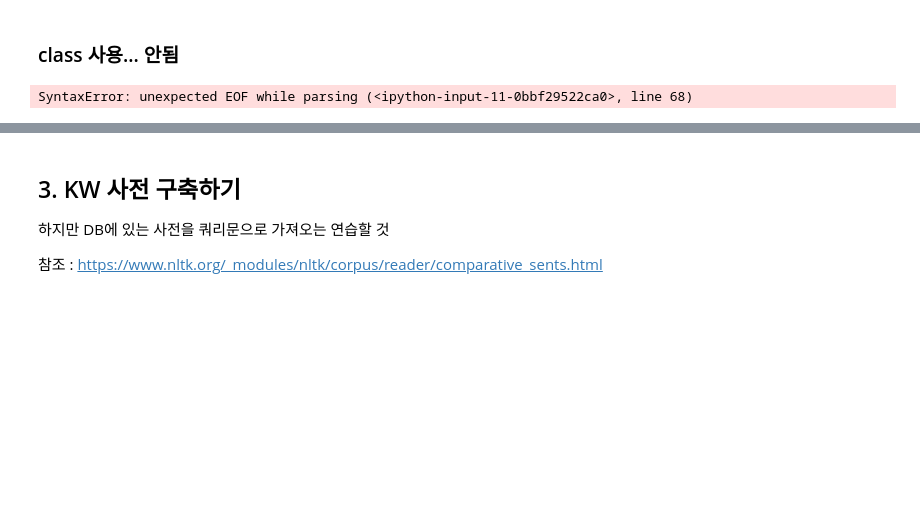
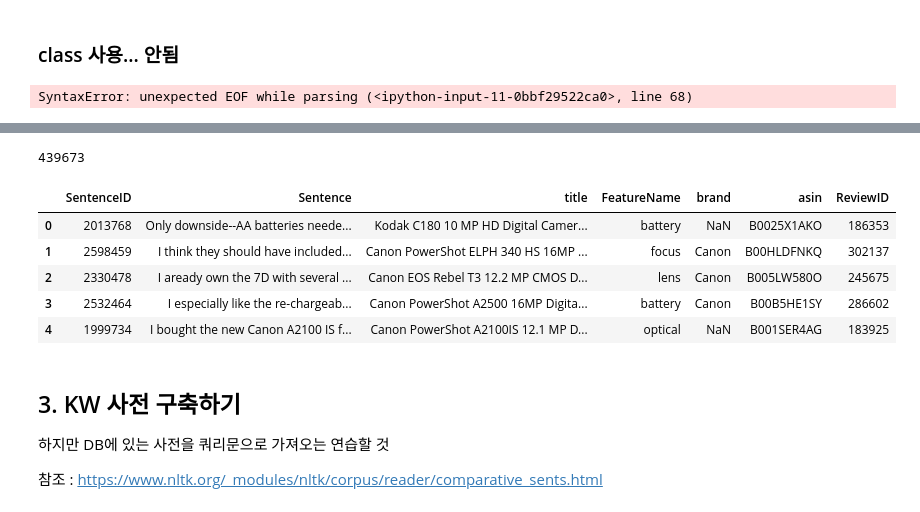
Before and after one commit to jhkang1517/multi-campus-areca-palm, a Jupyter notebook: project_VoC/선민_SQL DB download + sentence feature Label + KW DIC + SS MPQA Label.ipynb, the cells around one changed output, grey strips where cells are left out. Cells and saved outputs as stored; diff of their text form; code cells hidden in the pictures; blank space fills up the shorter version.

```diff
--- a/project_VoC/선민_SQL DB download + sentence feature Label + KW DIC + SS MPQA Label.ipynb
+++ b/project_VoC/선민_SQL DB download + sentence feature Label + KW DIC + SS MPQA Label.ipynb
@@ -275,3 +279,22 @@ data['review'][0]
+# %%
+df = pd.read_csv('sentence_final_190813.csv', encoding='utf-8', index_col = 0)
+# %%
+df = df.drop_duplicates(['Sentence','FeatureName'], keep='last')
+# %%
+df = df.reset_index()
+# %%
+len(df)
+# %% [output]
+439673
+# %%
+df.head()
+# %% [output]
+|  | SentenceID | Sentence | title | FeatureName | brand | asin | ReviewID |
+| 0 | 2013768 | Only downside--AA batteries neede... | Kodak C180 10 MP HD Digital Camer... | battery | NaN | B0025X1AKO | 186353 |
+| 1 | 2598459 | I think they should have included... | Canon PowerShot ELPH 340 HS 16MP ... | focus | Canon | B00HLDFNKQ | 302137 |
+| 2 | 2330478 | I aready own the 7D with several ... | Canon EOS Rebel T3 12.2 MP CMOS D... | lens | Canon | B005LW580O | 245675 |
+| 3 | 2532464 | I especially like the re-chargeab... | Canon PowerShot A2500 16MP Digita... | battery | Canon | B00B5HE1SY | 286602 |
+| 4 | 1999734 | I bought the new Canon A2100 IS f... | Canon PowerShot A2100IS 12.1 MP D... | optical | NaN | B001SER4AG | 183925 |
 # %% [markdown]
 ## 3. KW 사전 구축하기
 
```
Also changed, not shown: parts of 27 cells of this notebook.
